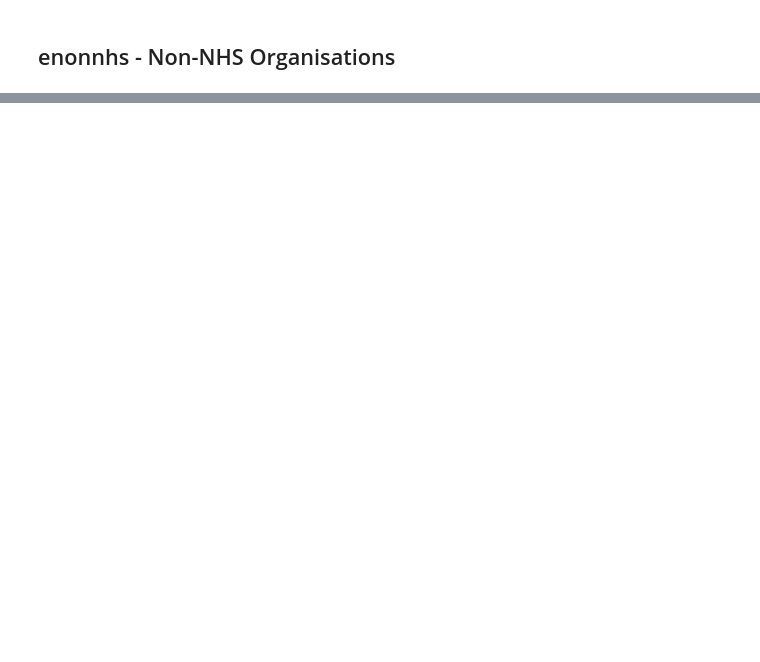
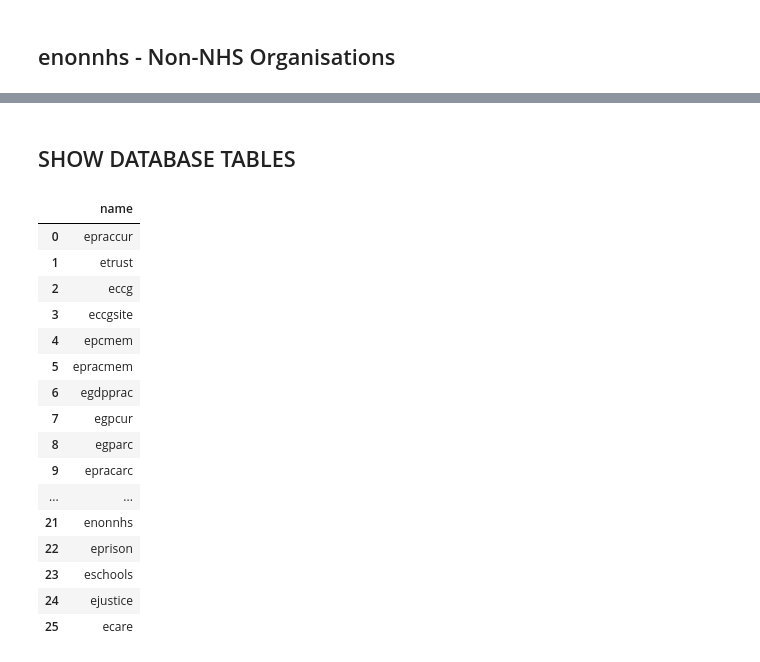
Before and after one commit to psychemedia/openHealthDataDoodles, a Jupyter notebook: notebooks/NHS and GP Administrative Data.ipynb, the cells around one changed output, grey strips where cells are left out. Saved outputs shown, nothing was run; the diff lists cells and outputs as text; code cells hidden in the pictures; blank space fills up the shorter version.

```diff
--- a/notebooks/NHS and GP Administrative Data.ipynb
+++ b/notebooks/NHS and GP Administrative Data.ipynb
@@ -1183,0 +1291,23 @@ Archive:  downloads/enonnhs.zip
+# %% [markdown]
+## SHOW DATABASE TABLES
+# %%
+q="SELECT name FROM sqlite_master WHERE type='table'"
+pd.read_sql_query(q,con)
+# %% [output]
+|  | name |
+| 0 | epraccur |
+| 1 | etrust |
+| 2 | eccg |
+| 3 | eccgsite |
+| 4 | epcmem |
+| 5 | epracmem |
+| 6 | egdpprac |
+| 7 | egpcur |
+| 8 | egparc |
+| 9 | epracarc |
+| ... | ... |
+| 21 | enonnhs |
+| 22 | eprison |
+| 23 | eschools |
+| 24 | ejustice |
+| 25 | ecare |
```
Also changed, not shown: parts of 36 cells of this notebook, 1 other file.
